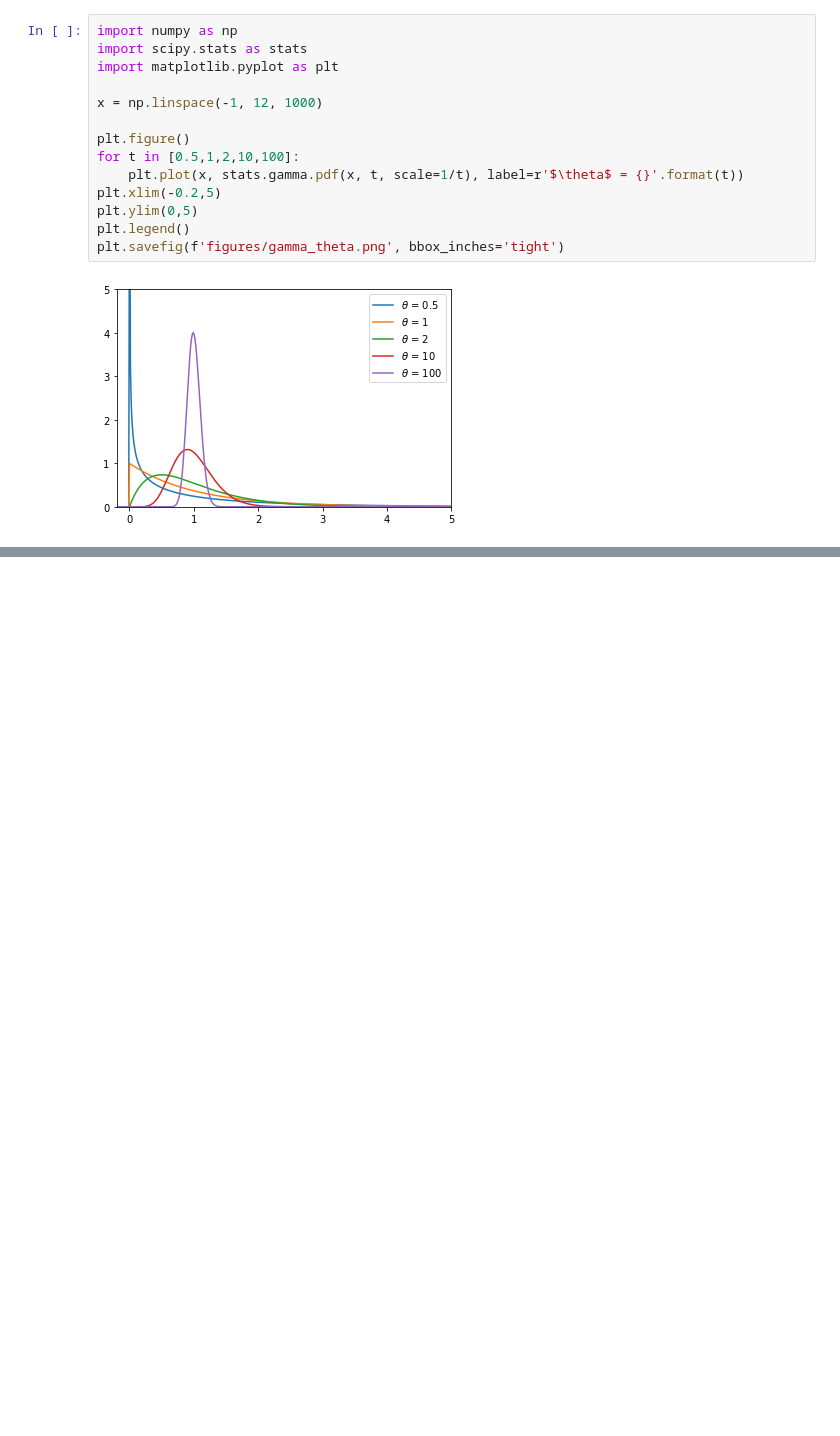
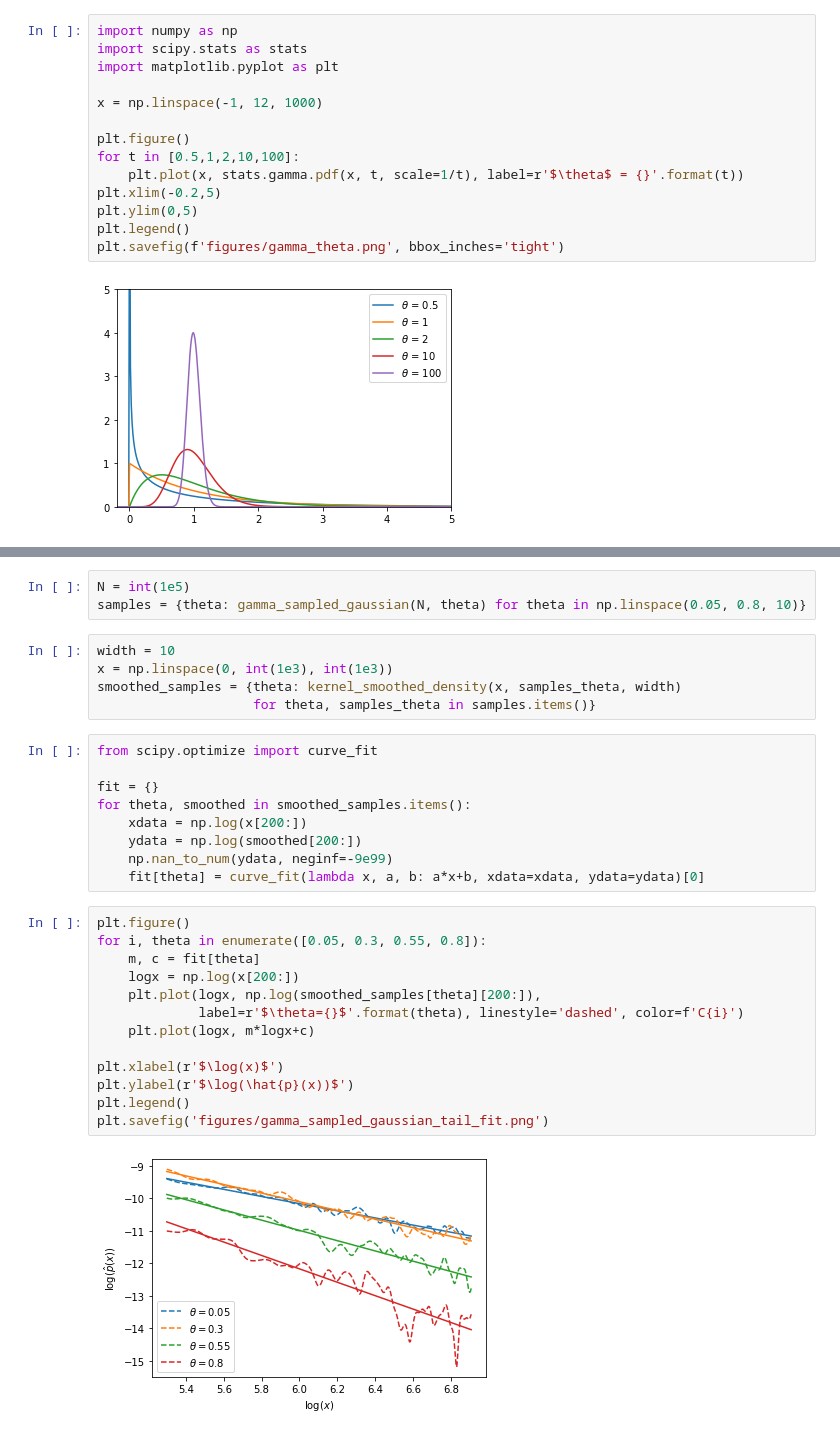
Before and after one commit to theo-brown/3f3-lab, a Jupyter notebook: Jupyter Notebook.ipynb, the cells around one changed output, grey strips where cells are left out. Cells and saved outputs as stored; diff of their text form; blank space fills up the shorter version.

```diff
--- a/Jupyter Notebook.ipynb
+++ b/Jupyter Notebook.ipynb
@@ -546,0 +546,32 @@ for theta in [0.5, 1, 2, 10, 100]:
+# %%
+N = int(1e5)
+samples = {theta: gamma_sampled_gaussian(N, theta) for theta in np.linspace(0.05, 0.8, 10)}
+# %%
+width = 10
+x = np.linspace(0, int(1e3), int(1e3))
+smoothed_samples = {theta: kernel_smoothed_density(x, samples_theta, width)
+                    for theta, samples_theta in samples.items()}
+# %%
+from scipy.optimize import curve_fit
+
+fit = {}
+for theta, smoothed in smoothed_samples.items():
+    xdata = np.log(x[200:])
+    ydata = np.log(smoothed[200:])
+    np.nan_to_num(ydata, neginf=-9e99)
+    fit[theta] = curve_fit(lambda x, a, b: a*x+b, xdata=xdata, ydata=ydata)[0]
+# %%
+plt.figure()
+for i, theta in enumerate([0.05, 0.3, 0.55, 0.8]):
+    m, c = fit[theta]
+    logx = np.log(x[200:])
+    plt.plot(logx, np.log(smoothed_samples[theta][200:]),
+             label=r'$\theta={}$'.format(theta), linestyle='dashed', color=f'C{i}')
+    plt.plot(logx, m*logx+c)
+
+plt.xlabel(r'$\log(x)$')
+plt.ylabel(r'$\log(\hat{p}(x))$')
+plt.legend()
+plt.savefig('figures/gamma_sampled_gaussian_tail_fit.png')
+# %% [output]
+[figure, added]
```
Also changed, not shown: parts of 19 cells of this notebook, 46 other files.
